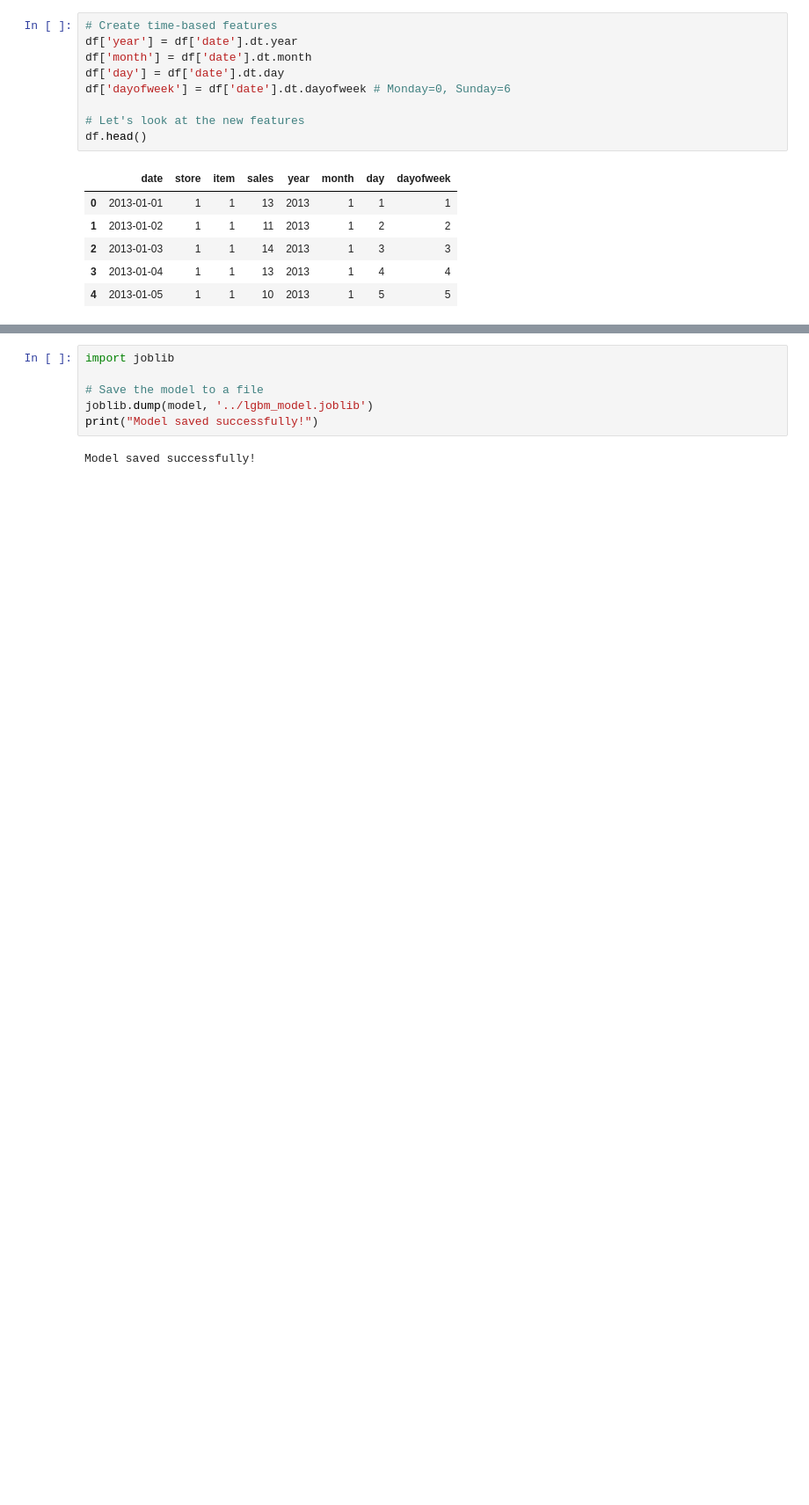
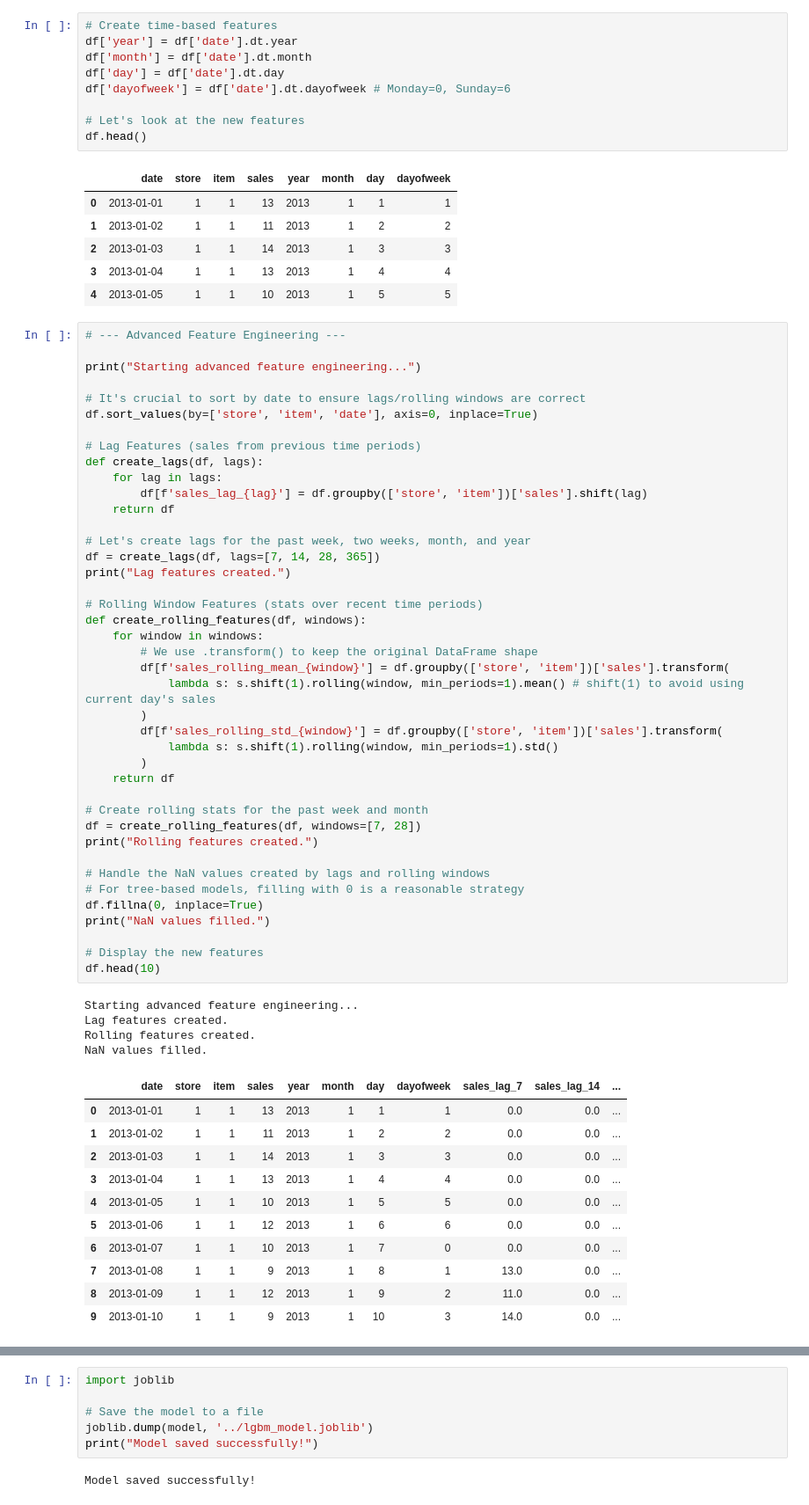
Before and after one commit to gopaldp/demand-forecasting, a Jupyter notebook: notebooks/1-EDA-and-Modeling.ipynb, the cells around one changed output, grey strips where cells are left out. Shown: that part at 88% size. Drawn from its saved outputs; the diff is of its cells as text; blank space fills up the shorter version.

Commit message:
feat: Add advanced time-series features and update model

```diff
--- a/notebooks/1-EDA-and-Modeling.ipynb
+++ b/notebooks/1-EDA-and-Modeling.ipynb
@@ -71,6 +71,63 @@ df.head()
 | 2 | 2013-01-03 | 1 | 1 | 14 | 2013 | 1 | 3 | 3 |
 | 3 | 2013-01-04 | 1 | 1 | 13 | 2013 | 1 | 4 | 4 |
 | 4 | 2013-01-05 | 1 | 1 | 10 | 2013 | 1 | 5 | 5 |
+# %%
+# --- Advanced Feature Engineering ---
+
+print("Starting advanced feature engineering...")
+
+# It's crucial to sort by date to ensure lags/rolling windows are correct
+df.sort_values(by=['store', 'item', 'date'], axis=0, inplace=True)
+
+# Lag Features (sales from previous time periods)
+def create_lags(df, lags):
+    for lag in lags:
+        df[f'sales_lag_{lag}'] = df.groupby(['store', 'item'])['sales'].shift(lag)
+    return df
+
+# Let's create lags for the past week, two weeks, month, and year
+df = create_lags(df, lags=[7, 14, 28, 365])
+print("Lag features created.")
+
+# Rolling Window Features (stats over recent time periods)
+def create_rolling_features(df, windows):
+    for window in windows:
+        # We use .transform() to keep the original DataFrame shape
+        df[f'sales_rolling_mean_{window}'] = df.groupby(['store', 'item'])['sales'].transform(
+            lambda s: s.shift(1).rolling(window, min_periods=1).mean() # shift(1) to avoid using current day's sales
+        )
+        df[f'sales_rolling_std_{window}'] = df.groupby(['store', 'item'])['sales'].transform(
+            lambda s: s.shift(1).rolling(window, min_periods=1).std()
+        )
+    return df
+
+# Create rolling stats for the past week and month
+df = create_rolling_features(df, windows=[7, 28])
+print("Rolling features created.")
+
+# Handle the NaN values created by lags and rolling windows
+# For tree-based models, filling with 0 is a reasonable strategy
+df.fillna(0, inplace=True)
+print("NaN values filled.")
+
+# Display the new features
+df.head(10)
+# %% [output]
+Starting advanced feature engineering...
+Lag features created.
+Rolling features created.
+NaN values filled.
+|  | date | store | item | sales | year | month | day | dayofweek | sales_lag_7 | sales_lag_14 | ... |
+| 0 | 2013-01-01 | 1 | 1 | 13 | 2013 | 1 | 1 | 1 | 0.0 | 0.0 | ... |
+| 1 | 2013-01-02 | 1 | 1 | 11 | 2013 | 1 | 2 | 2 | 0.0 | 0.0 | ... |
+| 2 | 2013-01-03 | 1 | 1 | 14 | 2013 | 1 | 3 | 3 | 0.0 | 0.0 | ... |
+| 3 | 2013-01-04 | 1 | 1 | 13 | 2013 | 1 | 4 | 4 | 0.0 | 0.0 | ... |
+| 4 | 2013-01-05 | 1 | 1 | 10 | 2013 | 1 | 5 | 5 | 0.0 | 0.0 | ... |
+| 5 | 2013-01-06 | 1 | 1 | 12 | 2013 | 1 | 6 | 6 | 0.0 | 0.0 | ... |
+| 6 | 2013-01-07 | 1 | 1 | 10 | 2013 | 1 | 7 | 0 | 0.0 | 0.0 | ... |
+| 7 | 2013-01-08 | 1 | 1 | 9 | 2013 | 1 | 8 | 1 | 13.0 | 0.0 | ... |
+| 8 | 2013-01-09 | 1 | 1 | 12 | 2013 | 1 | 9 | 2 | 11.0 | 0.0 | ... |
+| 9 | 2013-01-10 | 1 | 1 | 9 | 2013 | 1 | 10 | 3 | 14.0 | 0.0 | ... |
 # %%
 # Create train and test sets based on time
 train = df[df['date'] < '2017-01-01']
```
Also changed, not shown: parts of 3 cells of this notebook, 2 other files.
